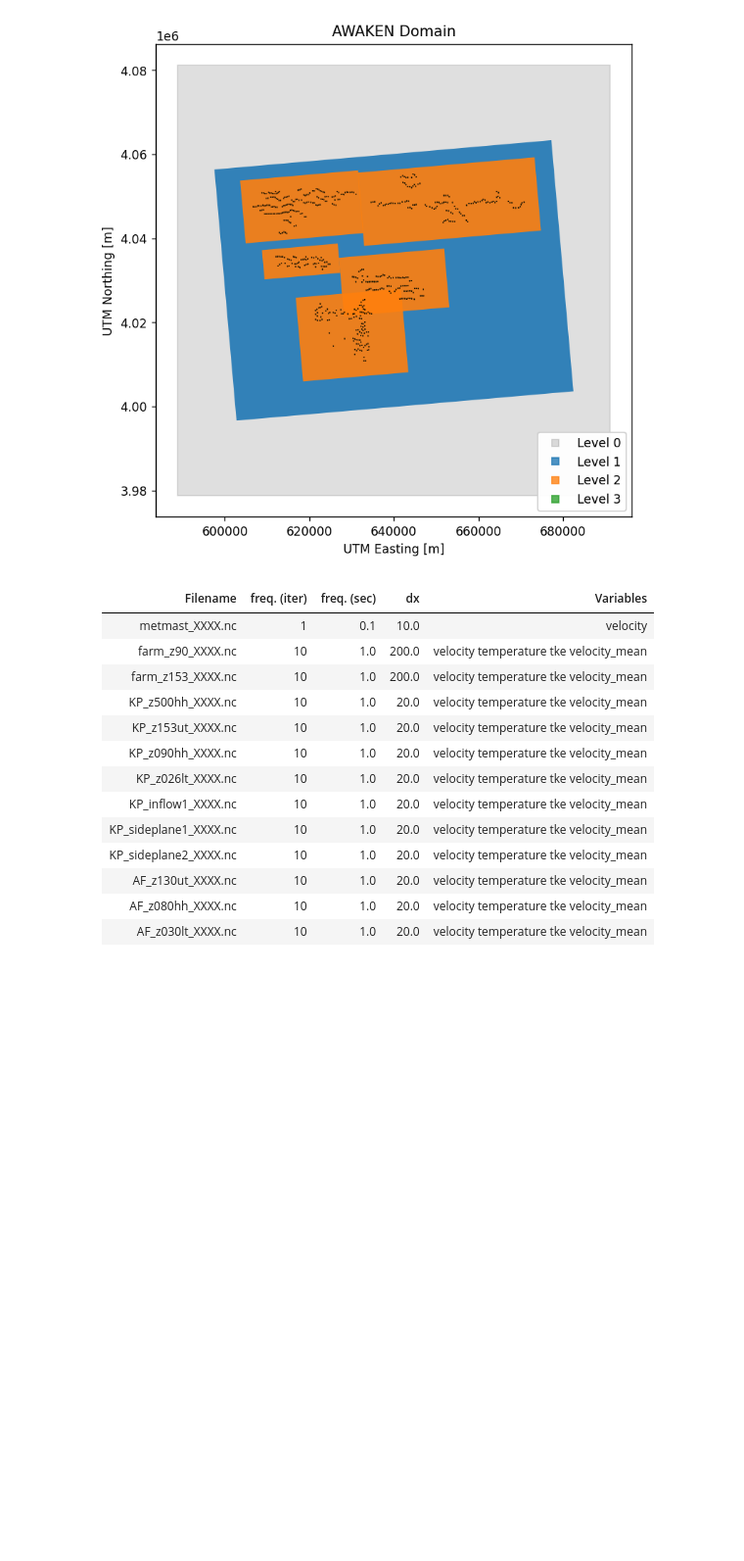
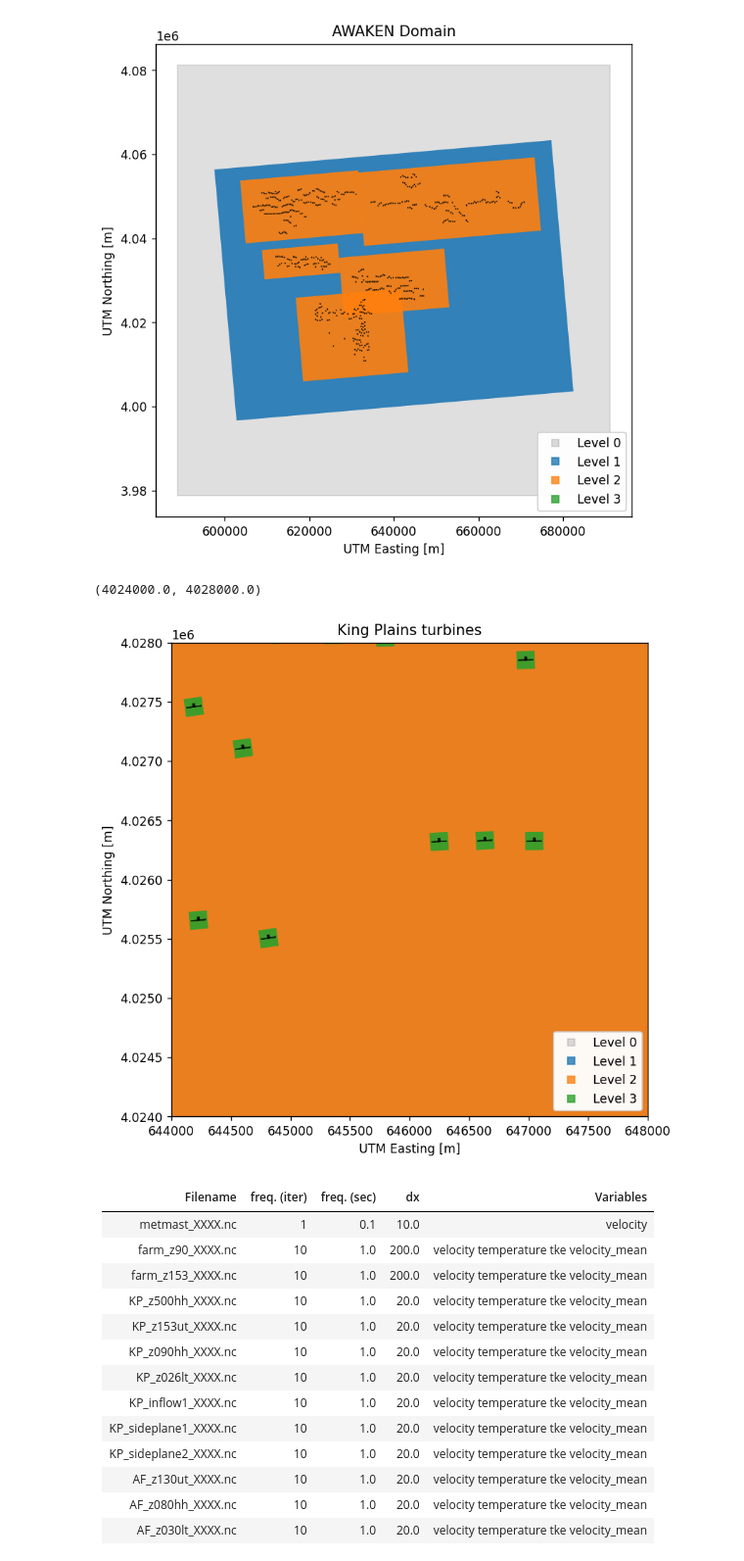
Before and after one commit to lawrenceccheung/AWAKEN_summit_setup, a Jupyter notebook: UnstableABL_farmrun1/PlotDomain.ipynb, the cells around one changed output. Shown: that part at 98% size. Drawn from its saved outputs; the diff is of its cells as text; code cells hidden in the pictures; blank space fills up the shorter version.

```diff
--- a/UnstableABL_farmrun1/PlotDomain.ipynb
+++ b/UnstableABL_farmrun1/PlotDomain.ipynb
@@ -68,6 +68,31 @@ ax.set_ylabel('UTM Northing [m]')
 # %% [output]
 Text(0, 0.5, 'UTM Northing [m]')
 [figure]
+# %%
+# Plot the domain
+fig, ax = plt.subplots(figsize=(7,7), facecolor='w', dpi=125)
+
+# Set any additional items to plot
+case.popup_storteddata['plotdomain']['plot_windnortharrows'] = False
+case.popup_storteddata['plotdomain']['plot_sampleprobes']    = [] #['p_hub']
+case.popup_storteddata['plotdomain']['plot_chooseview']      = 'XY'#'YZ'
+case.popup_storteddata['plotdomain']['plot_refineboxes']     = case.listboxpopupwindict['listboxtagging'].getitemlist()
+case.popup_storteddata['plotdomain']['plot_turbines']        = case.listboxpopupwindict['listboxactuator'].getitemlist()
+case.plotDomain(ax=ax)
+#ax.axis('auto')
+#ax.axis([620000, 621000, 4020000, 4021000])
+#ax.set_xlim([620000, 621000])
+#ax.set_ylim([4020000, 4021000])
+
+ax.set_aspect('auto')
+ax.set_title('King Plains turbines')
+ax.set_xlabel('UTM Easting [m]')
+ax.set_ylabel('UTM Northing [m]')
+ax.set_xlim([644000,  648000])
+ax.set_ylim([4024000, 4028000])
+# %% [output]
+(4024000.0, 4028000.0)
+[figure, added]
 # %%
 def getdx(s):
     if s.startswith('farm_'): return 200.0
```
Also changed, not shown: parts of 5 cells of this notebook.
